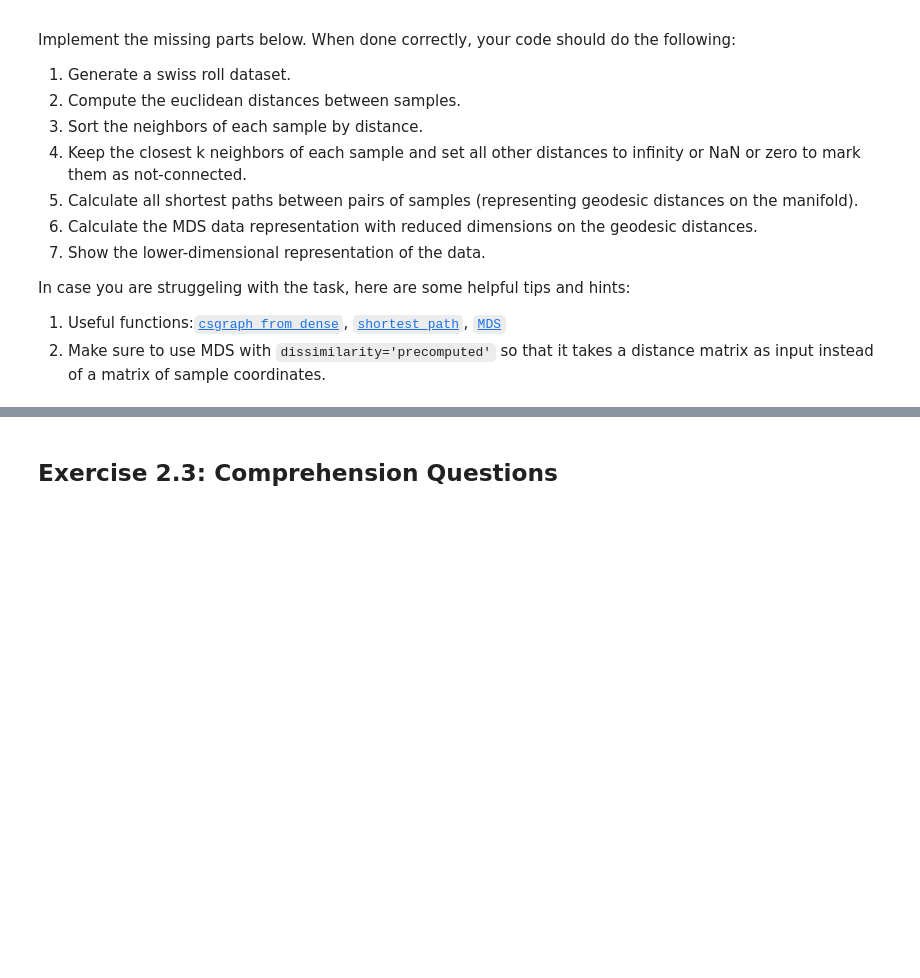
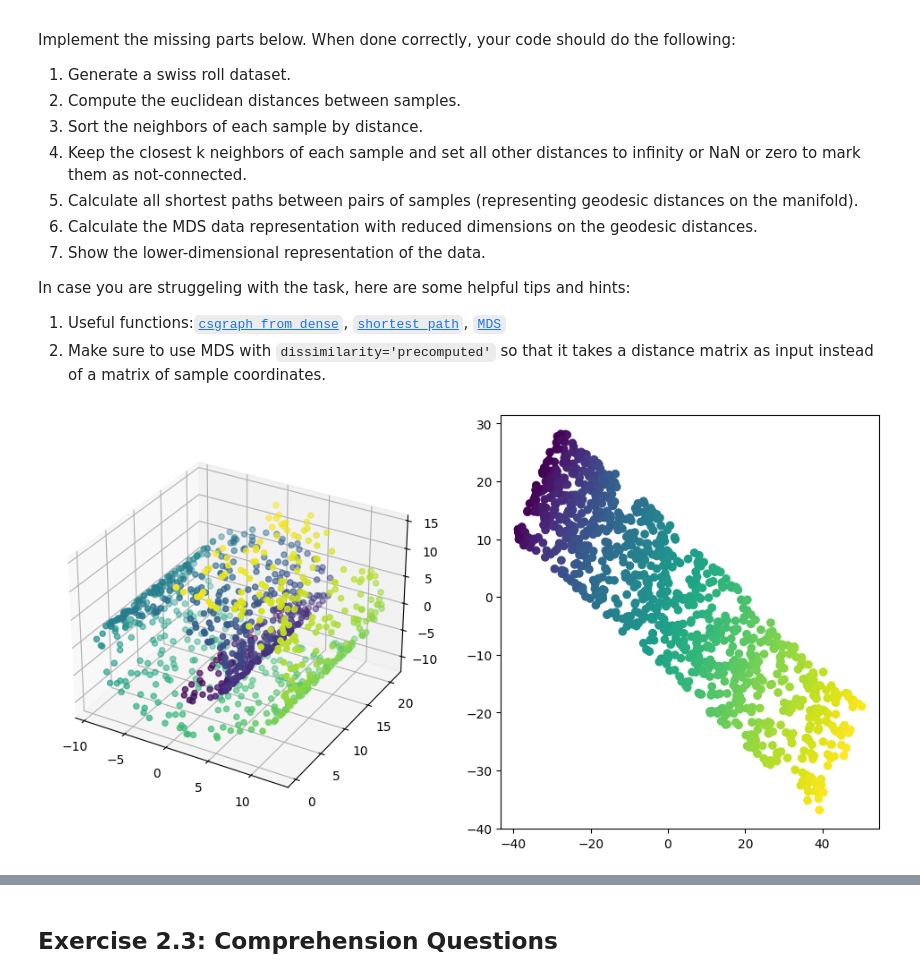
Before and after one commit to RHoock/Maschinelles-Lernen, a Jupyter notebook: exercise_2.ipynb, the cells around one changed output, grey strips where cells are left out. Drawn from its saved outputs; the diff is of its cells as text; code cells hidden in the pictures; blank space fills up the shorter version.

```diff
--- a/exercise_2.ipynb
+++ b/exercise_2.ipynb
@@ -121,6 +121,75 @@ Implement the missing parts below. When done correctly, your code should do the
 In case you are struggeling with the task, here are some helpful tips and hints:
 1. Useful functions:[`csgraph_from_dense`](https://docs.scipy.org/doc/scipy/reference/generated/scipy.sparse.csgraph.csgraph_from_dense.html), [`shortest_path`](https://docs.scipy.org/doc/scipy/reference/generated/scipy.sparse.csgraph.shortest_path.html#scipy.sparse.csgraph.shortest_path), [`MDS`](https://scikit-learn.org/stable/modules/generated/sklearn.manifold.MDS.html)
 2. Make sure to use MDS with `dissimilarity='precomputed'` so that it takes a distance matrix as input instead of a matrix of sample coordinates.
+# %%
+import numpy as np
+from scipy.spatial.distance import pdist, squareform
+from scipy.sparse.csgraph import csgraph_from_dense, shortest_path
+from sklearn.manifold import MDS
+from sklearn.datasets import make_swiss_roll
+
+## Define variables
+
+# TODO n_samples : number of random samples (observations)
+n_samples = 1000
+
+# n_dims : number of dimensions of the embedding
+n_dims = 2
+
+# TODO n_neighbors : number of nearest neighbors (k)
+n_neighbors = 10
+
+
+## Compute and visualize the embedding using Isomap
+
+# TODO generate data (make_swiss_roll)
+data, color = make_swiss_roll(n_samples)
+
+# TODO compute euclidean distance vector (pdist)
+distances = pdist(data)
+
+# TODO reshape into distance matrix (squareform)
+distances = squareform(distances)
+
+# TODO find the nearest neighbor-indices (argsort)
+permutation = np.argsort(distances) # sort along one dim and get indices for permutation
+
+
+# TODO create the local distance matrix (only to the nearest neighbors)
+# All other values must be zero
+distances_local = np.zeros((n_samples,n_samples))# initialize
+for i in range(n_samples):
+   # TODO: write the K-NNs (of the i-th row) distances to the position of K-NNs
+   indices = permutation[i,:n_neighbors]
+   distances_local[i,indices] =  distances[i,indices]
+
+# enforce distances_local to be symmetric
+distances_local_transposed = distances_local.T
+# get all entries that should be !=0 but are not in the current dist mat
+mask = (distances_local == 0) & (distances_local_transposed != 0);
+distances_local[mask] = distances_local_transposed[mask]
+
+# TODO compute shortest paths
+# output: [D(i,j)], where D(i,j) = distance from node 'i' to node 'j'
+distances_geodesic = shortest_path(csgraph_from_dense(distances_local))
+assert not np.any(np.isinf(distances_geodesic)), 'Error: manifold is fragmented into multiple disconnected regions.'
+
+# TODO classical multidimensional scaling (MDS)
+embedding = MDS(n_components=n_dims, dissimilarity='precomputed', n_jobs=-1)
+data_isomap = embedding.fit_transform(distances_geodesic)
+
+# TODO visualize both the original data and its embedding (add_subplot, scatter)
+from mpl_toolkits.mplot3d import Axes3D
+fig = plt.figure(figsize = (12,6))
+ax = fig.add_subplot(121, projection='3d')
+ax.scatter(xs=data[:, 0], ys=data[:, 1], zs=data[:, 2], c=color) # 3d plot here
+
+ax = fig.add_subplot(122)
+ax.scatter(x=data_isomap[:,0], y=data_isomap[:,1], c=color) # 2d plot here
+
+plt.show()
+# %% [output]
+[figure, added]
 # %%
 import numpy as np
 from scipy.spatial.distance import pdist, squareform
```
Also changed, not shown: parts of 20 cells of this notebook.
